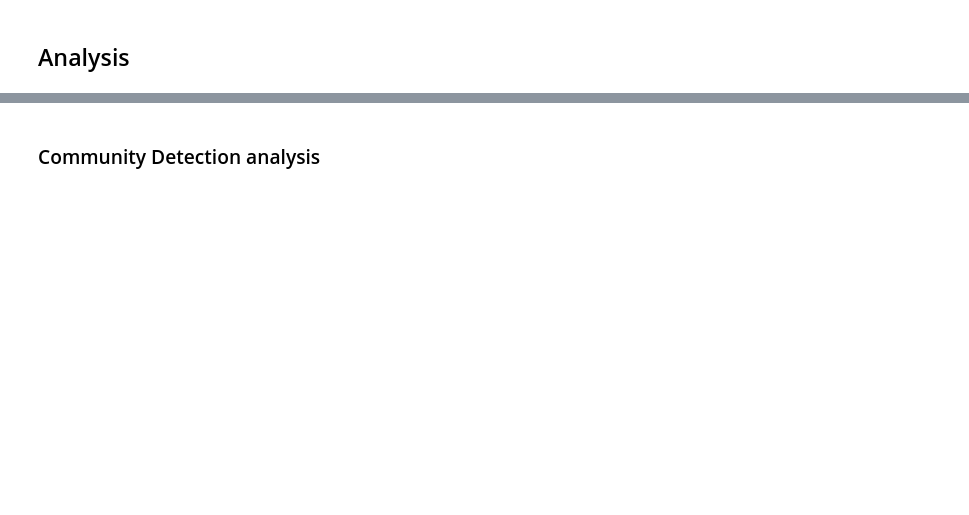
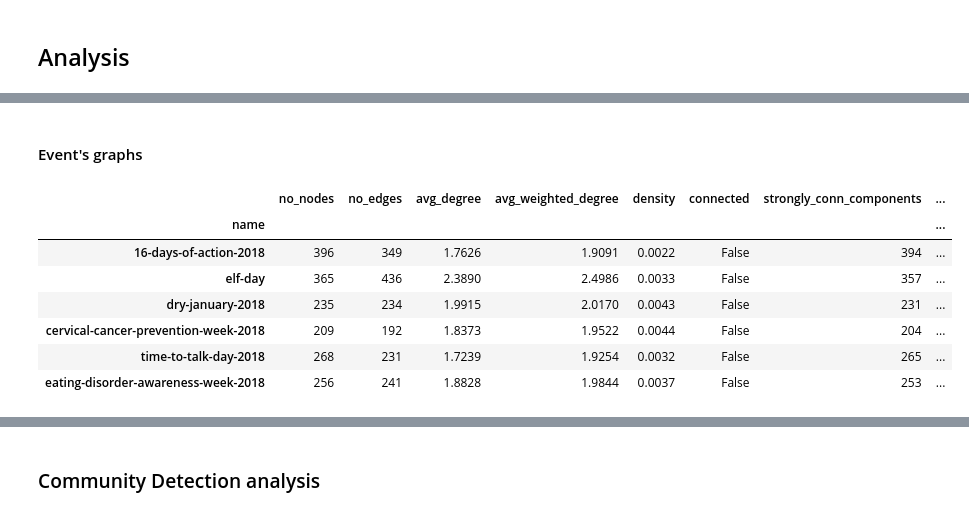
Before and after one commit to flaprimo/twitter-network-analysis, a Jupyter notebook: analysis.ipynb, the cells around one changed output, grey strips where cells are left out. Saved outputs shown, nothing was run; the diff lists cells and outputs as text; code cells hidden in the pictures; blank space fills up the shorter version.

```diff
--- a/analysis.ipynb
+++ b/analysis.ipynb
@@ -53,0 +58,13 @@ DEBUG - pipelines.orchestrator - elapsed time: 3.3951 s
+# %% [markdown]
+#### Event's graphs
+# %%
+display(AnalysisHelper.get_single_summary('network_creation', 'graph_summary', results))
+# %% [output]
+|  | no_nodes | no_edges | avg_degree | avg_weighted_degree | density | connected | strongly_conn_components | ... |
+| name |  |  |  |  |  |  |  | ... |
+| 16-days-of-action-2018 | 396 | 349 | 1.7626 | 1.9091 | 0.0022 | False | 394 | ... |
+| elf-day | 365 | 436 | 2.3890 | 2.4986 | 0.0033 | False | 357 | ... |
+| dry-january-2018 | 235 | 234 | 1.9915 | 2.0170 | 0.0043 | False | 231 | ... |
+| cervical-cancer-prevention-week-2018 | 209 | 192 | 1.8373 | 1.9522 | 0.0044 | False | 204 | ... |
+| time-to-talk-day-2018 | 268 | 231 | 1.7239 | 1.9254 | 0.0032 | False | 265 | ... |
+| eating-disorder-awareness-week-2018 | 256 | 241 | 1.8828 | 1.9844 | 0.0037 | False | 253 | ... |
```
Also changed, not shown: parts of 14 cells of this notebook, 1 other file.
